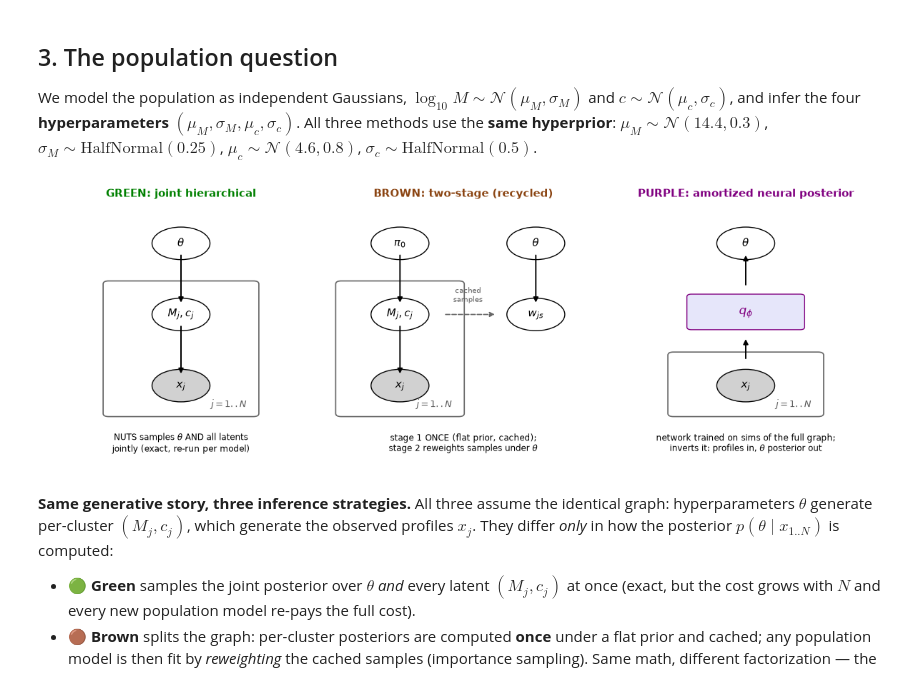
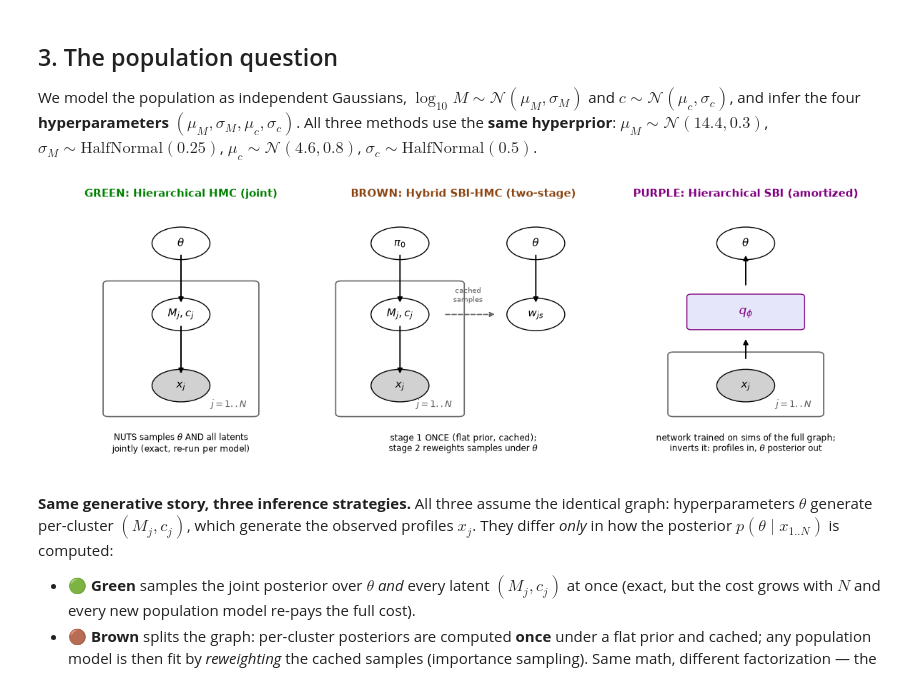
Before and after one commit to LSSTDESC/CL-SBI, a Jupyter notebook: notebooks/tutorial_01_population_inference/tutorial_01_population_inference.ipynb, the cells around one changed output. Cells and saved outputs as stored; diff of their text form; code cells hidden in the pictures.

```diff
--- a/notebooks/tutorial_01_population_inference/tutorial_01_population_inference.ipynb
+++ b/notebooks/tutorial_01_population_inference/tutorial_01_population_inference.ipynb
@@ -200,42 +211,42 @@ def plate(ax, x, y, w, h, label):
     ax.text(x + w - 0.08, y + 0.08, label, ha="right", va="bottom", fontsize=9, color="0.35")
 
 fig, axes = plt.subplots(1, 3, figsize=(12, 4.2))
-for ax, title, color in zip(axes, ["GREEN: joint hierarchical", "BROWN: two-stage (recycled)",
-                                   "PURPLE: amortized neural posterior"], ["green", "saddlebrown", "purple"]):
+for ax, title, color in zip(axes, ["GREEN: Hierarchical HMC (joint)", "BROWN: Hybrid SBI-HMC (two-stage)",
+                                   "PURPLE: Hierarchical SBI (amortized)"], ["green", "saddlebrown", "purple"]):
     ax.set_xlim(0, 3); ax.set_ylim(-0.9, 4.3); ax.axis("off")
     ax.set_title(title, fontsize=11, color=color, fontweight="bold")
 
 # green: theta -> (M_j,c_j) -> x_j, one joint inference
 ax = axes[0]
 node(ax, 1.5, 3.5, r"$\theta$"); node(ax, 1.5, 2.1, r"$M_j, c_j$"); node(ax, 1.5, 0.7, r"$x_j$", observed=True)
 arrow(ax, 1.5, 3.5, 1.5, 2.1); arrow(ax, 1.5, 2.1, 1.5, 0.7)
 plate(ax, 0.7, 0.15, 1.6, 2.55, r"$j=1..N$")
 ax.text(1.5, -0.6, "NUTS samples $\\theta$ AND all latents\njointly (exact, re-run per model)", ha="center", fontsize=8.5)
 
 # brown: stage 1 per cluster with flat prior; stage 2 reweight cached samples by theta
 ax = axes[1]
 node(ax, 0.8, 3.5, r"$\pi_0$"); node(ax, 0.8, 2.1, r"$M_j, c_j$"); node(ax, 0.8, 0.7, r"$x_j$", observed=True)
 arrow(ax, 0.8, 3.5, 0.8, 2.1); arrow(ax, 0.8, 2.1, 0.8, 0.7)
 plate(ax, 0.15, 0.15, 1.3, 2.55, r"$j=1..N$")
 node(ax, 2.3, 3.5, r"$\theta$"); node(ax, 2.3, 2.1, r"$w_{js}$")
 arrow(ax, 2.3, 3.5, 2.3, 2.1)
 ax.annotate("", xy=(2.0, 2.1), xytext=(1.15, 2.1),
             arrowprops=dict(arrowstyle="-|>", color="0.4", lw=1.2, ls="--", shrinkA=14, shrinkB=14))
 ax.text(1.55, 2.35, "cached\nsamples", ha="center", fontsize=7.5, color="0.35")
 ax.text(1.5, -0.6, "stage 1 ONCE (flat prior, cached);\nstage 2 reweights samples under $\\theta$", ha="center", fontsize=8.5)
 
 # purple: x_j -> neural net -> theta (inference direction)
 ax = axes[2]
 node(ax, 1.5, 0.7, r"$x_j$", observed=True)
 plate(ax, 0.7, 0.15, 1.6, 1.15, r"$j=1..N$")
 ax.add_patch(mpatches.FancyBboxPatch((0.9, 1.85), 1.2, 0.6, boxstyle="round,pad=0.05", fc="lavender", ec="purple"))
 ax.text(1.5, 2.15, r"$q_\phi$", ha="center", va="center", fontsize=12, color="purple")
 node(ax, 1.5, 3.5, r"$\theta$")
 arrow(ax, 1.5, 1.0, 1.5, 1.85); arrow(ax, 1.5, 2.45, 1.5, 3.5)
 ax.text(1.5, -0.6, "network trained on sims of the full graph;\ninverts it: profiles in, $\\theta$ posterior out", ha="center", fontsize=8.5)
 plt.tight_layout(); plt.show()
 # %% [output]
-[figure, old version]
+[figure, new version]
 # %% [markdown]
 **Same generative story, three inference strategies.**
 All three assume the identical graph: hyperparameters $\theta$ generate per-cluster $(M_j, c_j)$,
```
Also changed, not shown: parts of 11 cells of this notebook, 3 other files.
